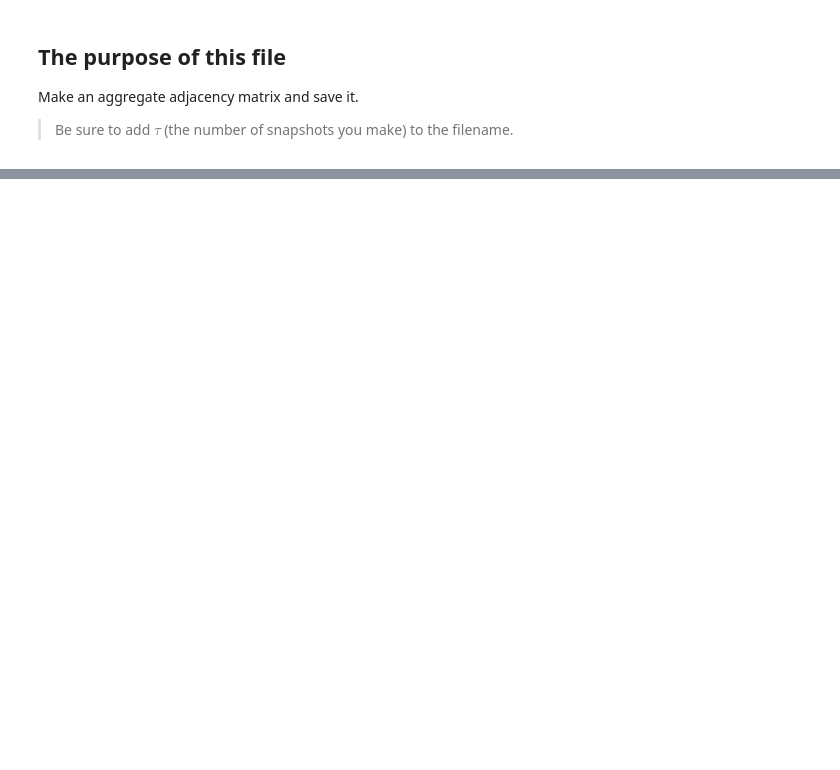
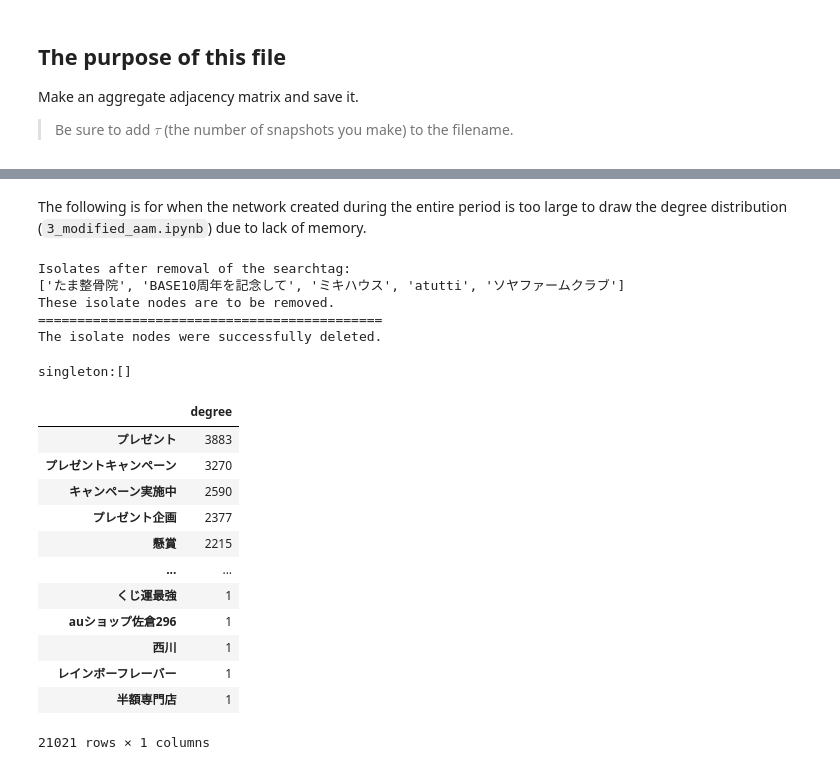
Before and after one commit to Nagayu71/Instagram-Trend-Analysis, a Jupyter notebook: notebooks/campaign/2_original_aam.ipynb, the cells around one changed output, grey strips where cells are left out. Saved outputs shown, nothing was run; the diff lists cells and outputs as text; code cells hidden in the pictures; blank space fills up the shorter version.

```diff
--- a/notebooks/campaign/2_original_aam.ipynb
+++ b/notebooks/campaign/2_original_aam.ipynb
@@ -51,0 +97,34 @@ tb.plot_pdf_ccdf(G, Pcolor="#FF7A72", Ccolor="#6AC4BA")
+# %% [markdown]
+The following is for when the network created during the entire period is too large to draw the degree distribution (`3_modified_aam.ipynb`) due to lack of memory.
+# %%
+G.remove_node(hashtag)
+#G.remove_nodes_from([hashtag, ""])
+print(f"Isolates after removal of the searchtag: \n{list(nx.isolates(G))}")
+print("These isolate nodes are to be removed.")
+G.remove_nodes_from(list(nx.isolates(G)))
+assert len(list(nx.isolates(G))) == 0, "There is at least one isolate node left."
+print("============================================")
+print("The isolate nodes were successfully deleted.")
+# %% [output]
+Isolates after removal of the searchtag:
+['たま整骨院', 'BASE10周年を記念して', 'ミキハウス', 'atutti', 'ソヤファームクラブ']
+These isolate nodes are to be removed.
+============================================
+The isolate nodes were successfully deleted.
+# %%
+tb.check_degree(G)
+# %% [output]
+singleton:[]
+|  | degree |
+| プレゼント | 3883 |
+| プレゼントキャンペーン | 3270 |
+| キャンペーン実施中 | 2590 |
+| プレゼント企画 | 2377 |
+| 懸賞 | 2215 |
+| ... | ... |
+| くじ運最強 | 1 |
+| auショップ佐倉296 | 1 |
+| 西川 | 1 |
+| レインボーフレーバー | 1 |
+| 半額専門店 | 1 |
+21021 rows × 1 columns
```
Also changed, not shown: parts of 19 cells of this notebook, 39 other files.
